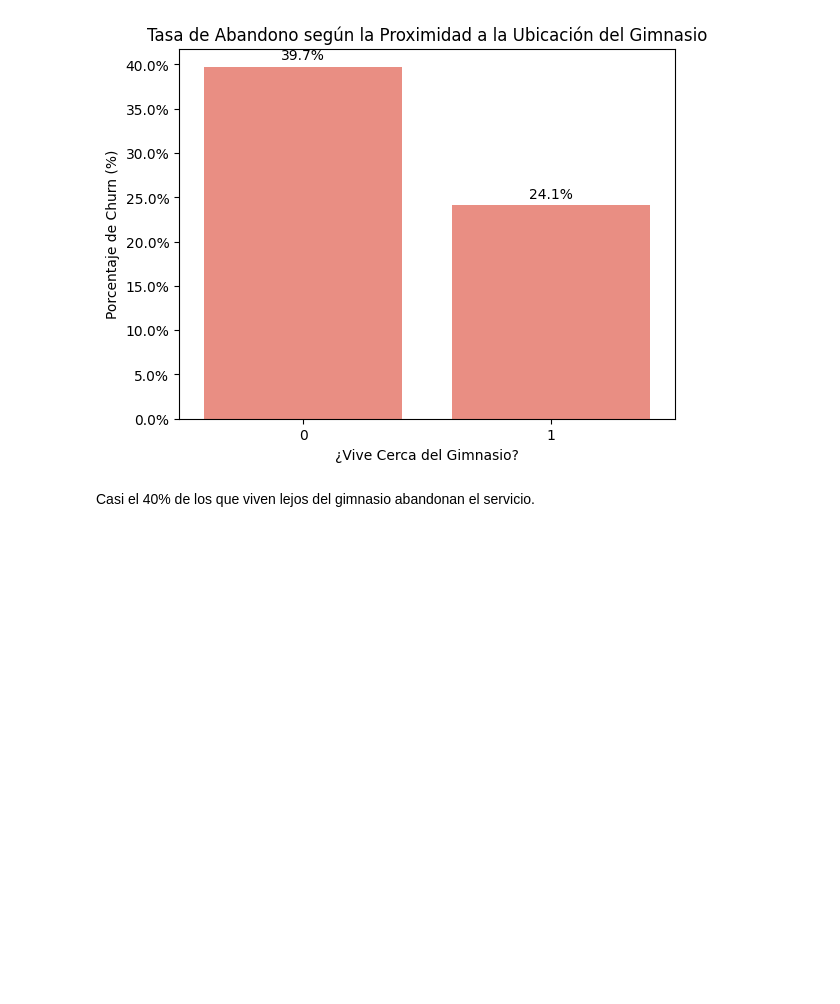
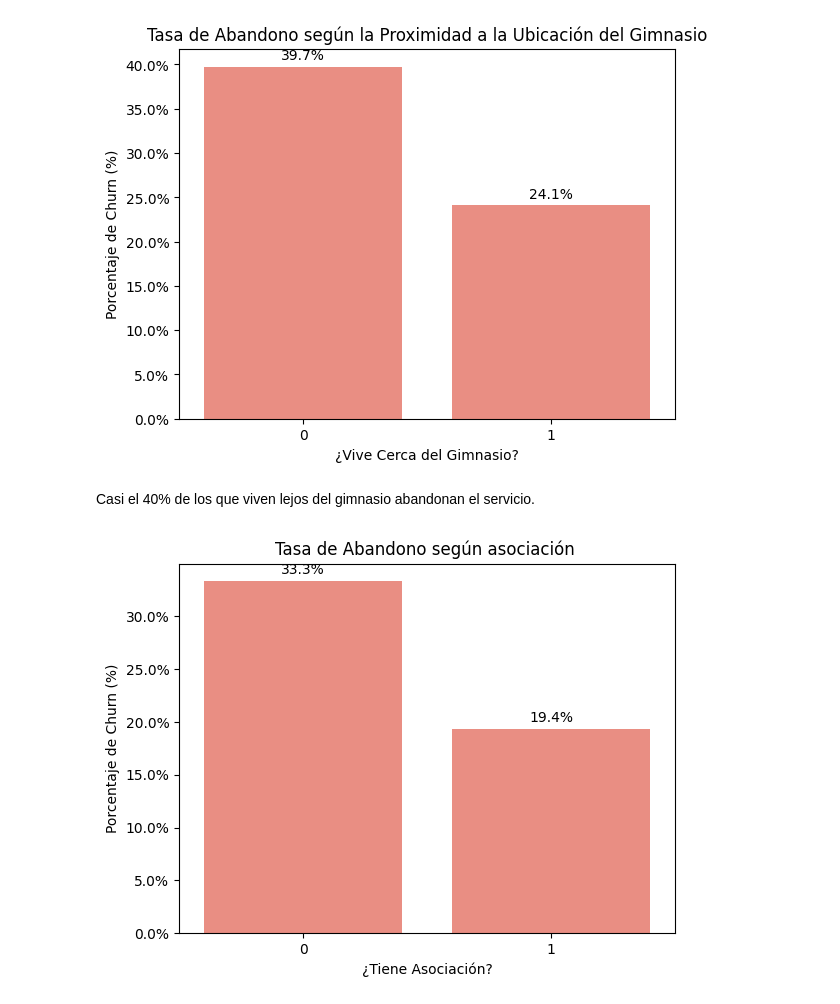
Before and after one commit to Dalzsfn/deteccion-de-abandono-de-servicios, a Jupyter notebook: analisis_gym.ipynb, the cells around one changed output. Drawn from its saved outputs; the diff is of its cells as text; code cells hidden in the pictures; blank space fills up the shorter version.

Commit message:
Analisis adicional churn gimnasio

```diff
--- a/analisis_gym.ipynb
+++ b/analisis_gym.ipynb
@@ -153,3 +155,14 @@ plt.show()
 [figure]
 # %% [markdown]
 Casi el 40% de los que viven lejos del gimnasio abandonan el servicio.
+# %%
+ax = sns.barplot(data = df2, x='Partner', y='Churn', errorbar=None, color='salmon')
+ax.yaxis.set_major_formatter(PercentFormatter(1.0))
+etiquetas_barras = [f"{barra.get_height():.1%}" for barra in ax.containers[0]]
+ax.bar_label(ax.containers[0], labels=etiquetas_barras, padding=3)
+plt.title('Tasa de Abandono según asociación ')
+plt.ylabel('Porcentaje de Churn (%)')
+plt.xlabel('¿Tiene Asociación?')
+plt.show()
+# %% [output]
+[figure, added]
```
Also changed, not shown: parts of 6 cells of this notebook.
